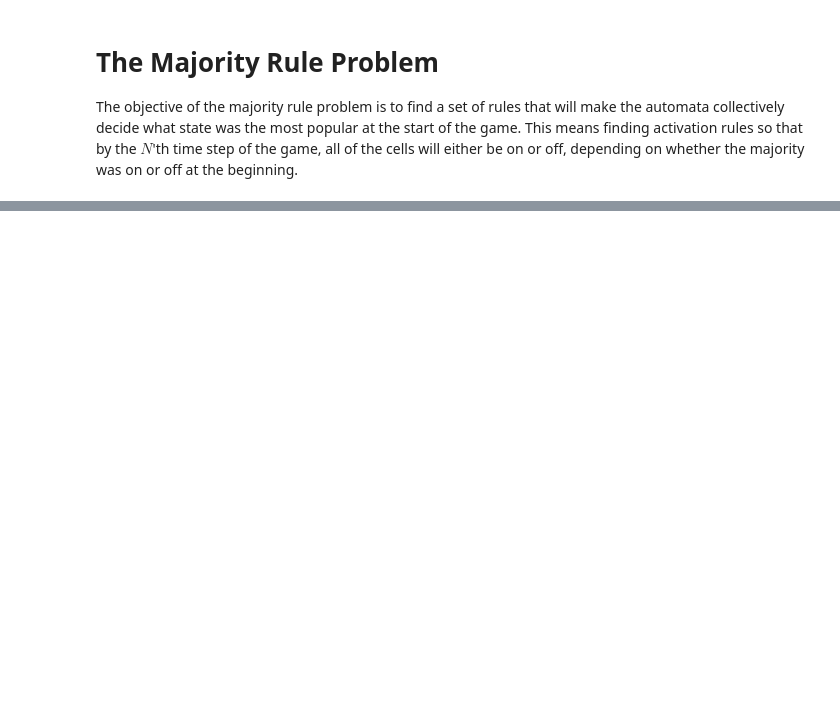
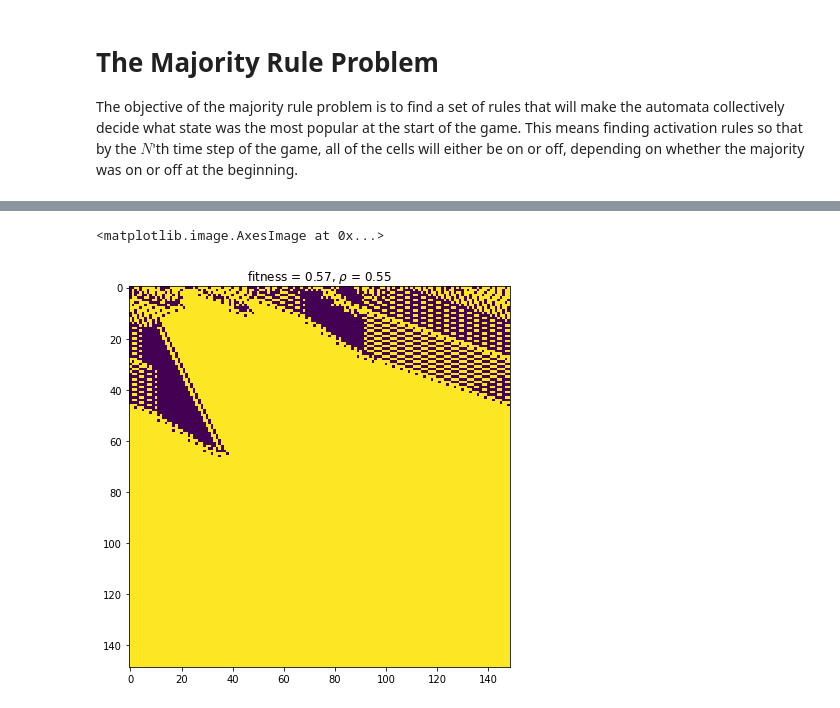
Before and after one commit to LachlanGray/1D-Automata, a Jupyter notebook: majority_rule.ipynb, the cells around one changed output, grey strips where cells are left out. Cells and saved outputs as stored; diff of their text form; code cells hidden in the pictures; blank space fills up the shorter version.

```diff
--- a/majority_rule.ipynb
+++ b/majority_rule.ipynb
@@ -385,0 +313,21 @@ for i in range(1,5):
+# %%
+hard_fitnesses = hard_fits.copy()
+# %%
+ca = Automata(N,r)
+rho = .5
+ic = np.random.choice(2,N,p=(rho,1-rho))
+ca.set_begin_state(ic)
+
+sorted_rule_list = np.array(rule_list)[np.argsort(-np.array(hard_fitnesses))]
+sorted_fitnesses = np.array(hard_fitnesses)[np.argsort(-np.array(hard_fitnesses))]
+# %%
+plt.figure(figsize=(7,500))
+
+for p in range(P):
+    plt.subplot(P,1,p+1)
+
+    ca.update_rule(sorted_rule_list[p])
+    game = ca.play(N)
+
+    plt.title(fr'rank = {p}, fitness = {sorted_fitnesses[p]}, $\rho$ = {round(np.sum(game[0])/game.shape[1],2)}')
+    plt.imshow(game)
@@ -385,0 +336,12 @@ for i in range(1,5):
+# %%
+rank = 42
+
+ca.update_rule(sorted_rule_list[rank])
+game = ca.play(N)
+
+plt.figure(figsize=(7,7))
+plt.title(fr'fitness = {sorted_fitnesses[rank]}, $\rho$ = {round(np.sum(game[0])/game.shape[1],2)}')
+plt.imshow(game)
+# %% [output]
+<matplotlib.image.AxesImage at 0x...>
+[figure, added]
```
Also changed, not shown: parts of 32 cells of this notebook, 4 other files.
